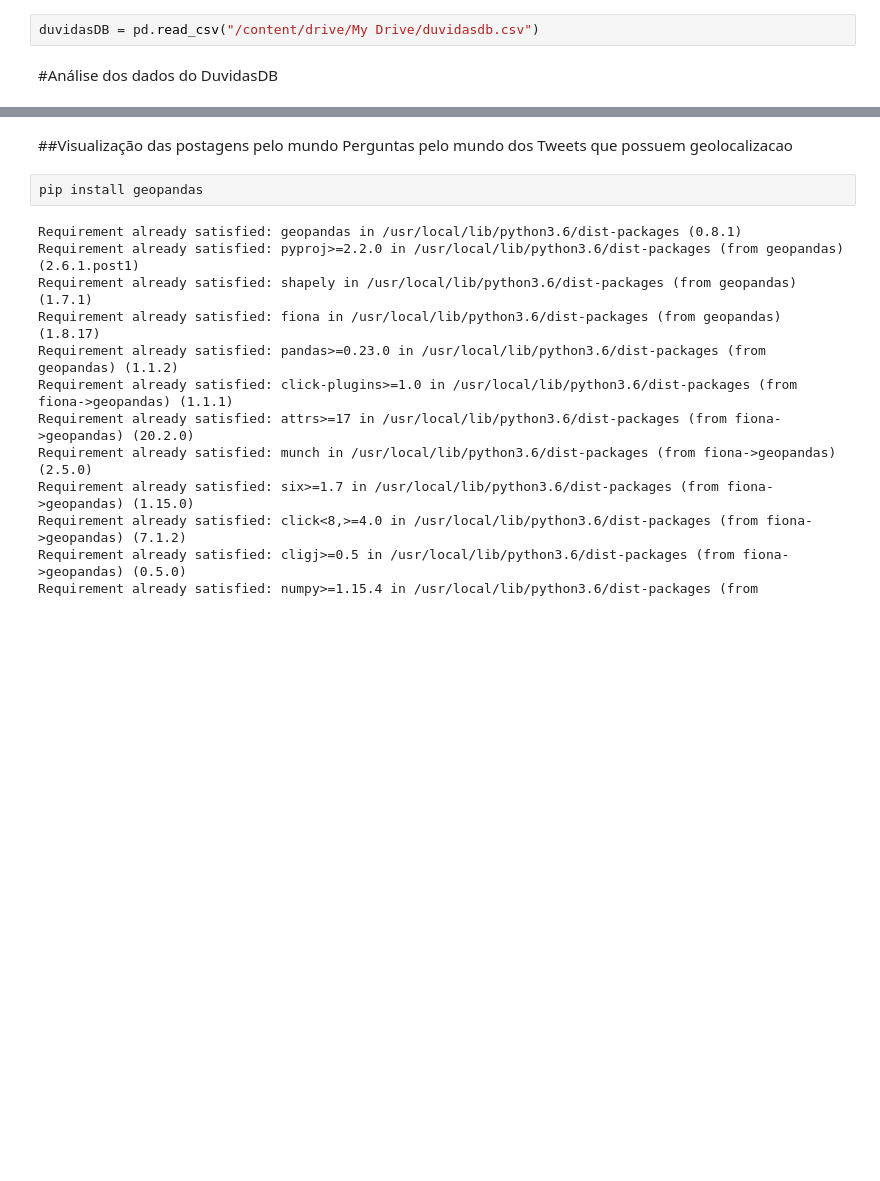
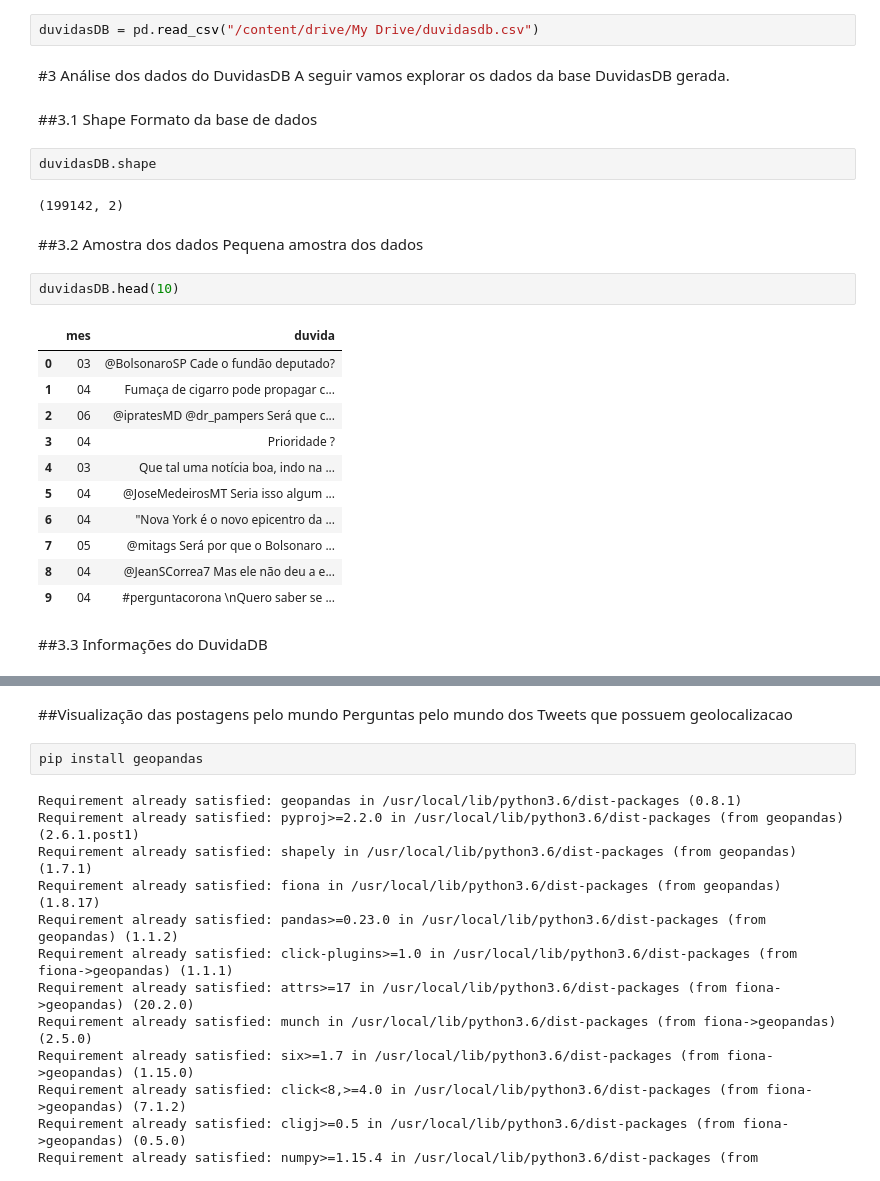
Before and after one commit to albert-melo/ProgCiencia-de-Dados, a Jupyter notebook: WorkProgCienciaDados.ipynb, the cells around one changed output, grey strips where cells are left out. Drawn from its saved outputs; the diff is of its cells as text; blank space fills up the shorter version.

```diff
--- a/WorkProgCienciaDados.ipynb
+++ b/WorkProgCienciaDados.ipynb
@@ -260,4 +260,31 @@ registro['usuario']
 # %%
 duvidasDB = pd.read_csv("/content/drive/My Drive/duvidasdb.csv")
 # %% [markdown]
-#Análise dos dados do DuvidasDB
+#3 Análise dos dados do DuvidasDB
+A seguir vamos explorar os dados da base DuvidasDB gerada.
+# %% [markdown]
+##3.1 Shape
+Formato da base de dados
+# %%
+duvidasDB.shape
+# %% [output]
+(199142, 2)
+# %% [markdown]
+##3.2 Amostra dos dados
+Pequena amostra dos dados
+# %%
+duvidasDB.head(10)
+# %% [output]
+|  | mes | duvida |
+| 0 | 03 | @BolsonaroSP Cade o fundão deputado? |
+| 1 | 04 | Fumaça de cigarro pode propagar c... |
+| 2 | 06 | @ipratesMD @dr_pampers Será que c... |
+| 3 | 04 | Prioridade ? |
+| 4 | 03 | Que tal uma notícia boa, indo na ... |
+| 5 | 04 | @JoseMedeirosMT Seria isso algum ... |
+| 6 | 04 | "Nova York é o novo epicentro da ... |
+| 7 | 05 | @mitags Será por que o Bolsonaro ... |
+| 8 | 04 | @JeanSCorrea7 Mas ele não deu a e... |
+| 9 | 04 | #perguntacorona \nQuero saber se ... |
+# %% [markdown]
+##3.3 Informações do DuvidaDB
```
Also changed, not shown: parts of 13 cells of this notebook.
